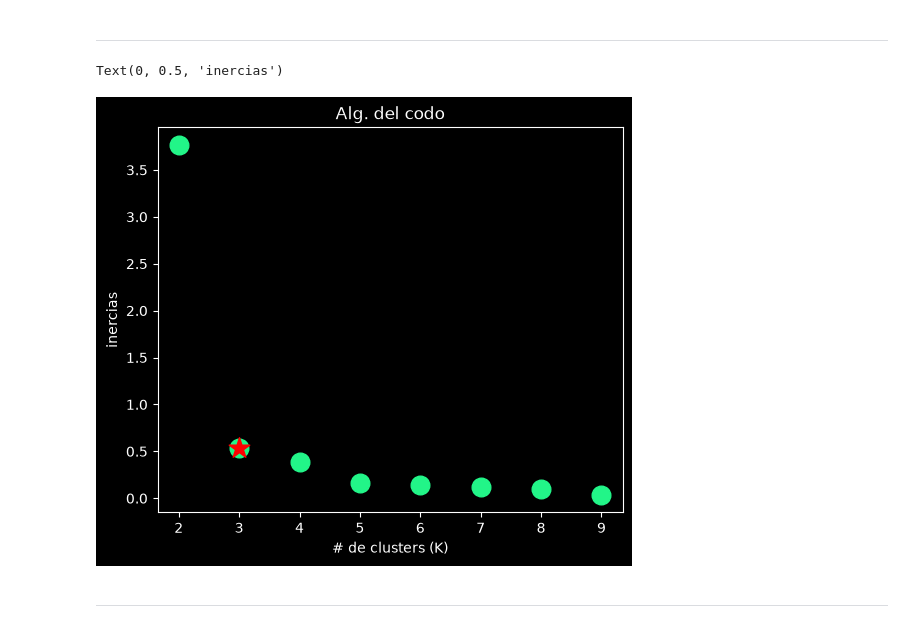
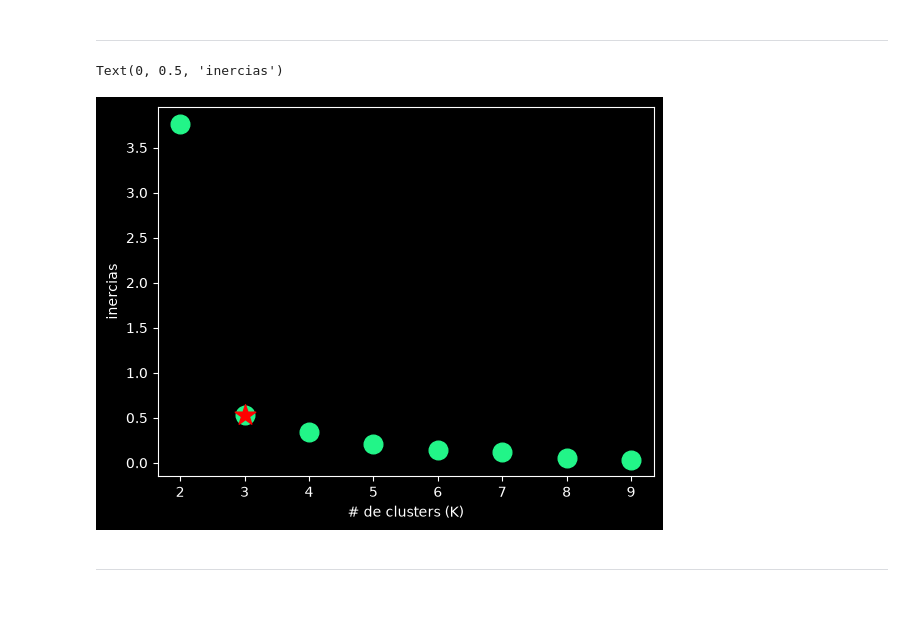
Before and after one commit to ldan-dev/ai_02h, a Jupyter notebook: ml/unsuppervised/knn.ipynb, the cells around one changed output. Saved outputs shown, nothing was run; the diff lists cells and outputs as text; code cells hidden in the pictures.

```diff
--- a/ml/unsuppervised/knn.ipynb
+++ b/ml/unsuppervised/knn.ipynb
@@ -232,22 +241,15 @@ print(inercias)
 # %% [markdown]
 -------
 # %%
-plt.figure(figsize=(6, 5), dpi=100)
-plt.title("Alg. del codo")
-plt.scatter(
-    x,
-    inercias,
-    s=180,
-    color="#22F588"
-)
+plt.scatter(x, inercias, s=180, color="#22F588")
 
 # destacar al mejor k
 plt.scatter(x[1], inercias[1], marker='*', s=240, color="red")
 
 plt.xlabel("# de clusters (K)")
 plt.ylabel("inercias")
 # %% [output]
 Text(0, 0.5, 'inercias')
-[figure, old version]
+[figure, new version]
 # %% [markdown]
 ---------
```
Also changed, not shown: parts of 25 cells of this notebook, 25 other files.
